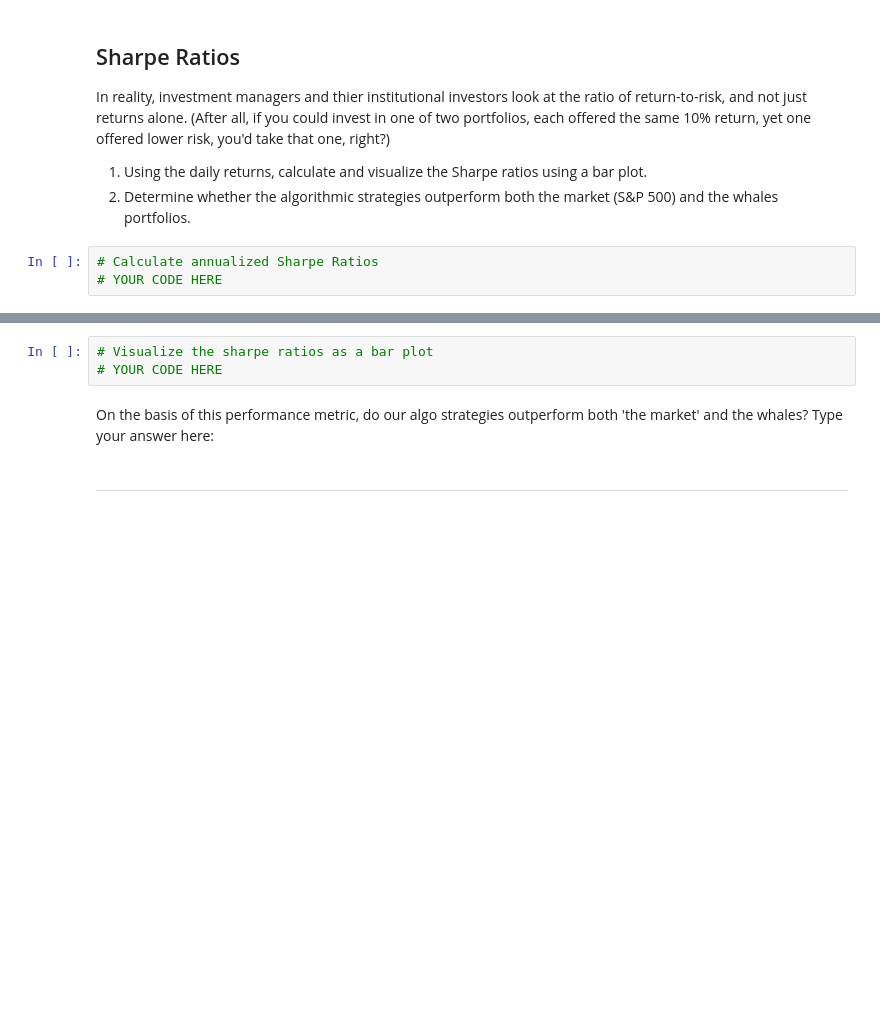
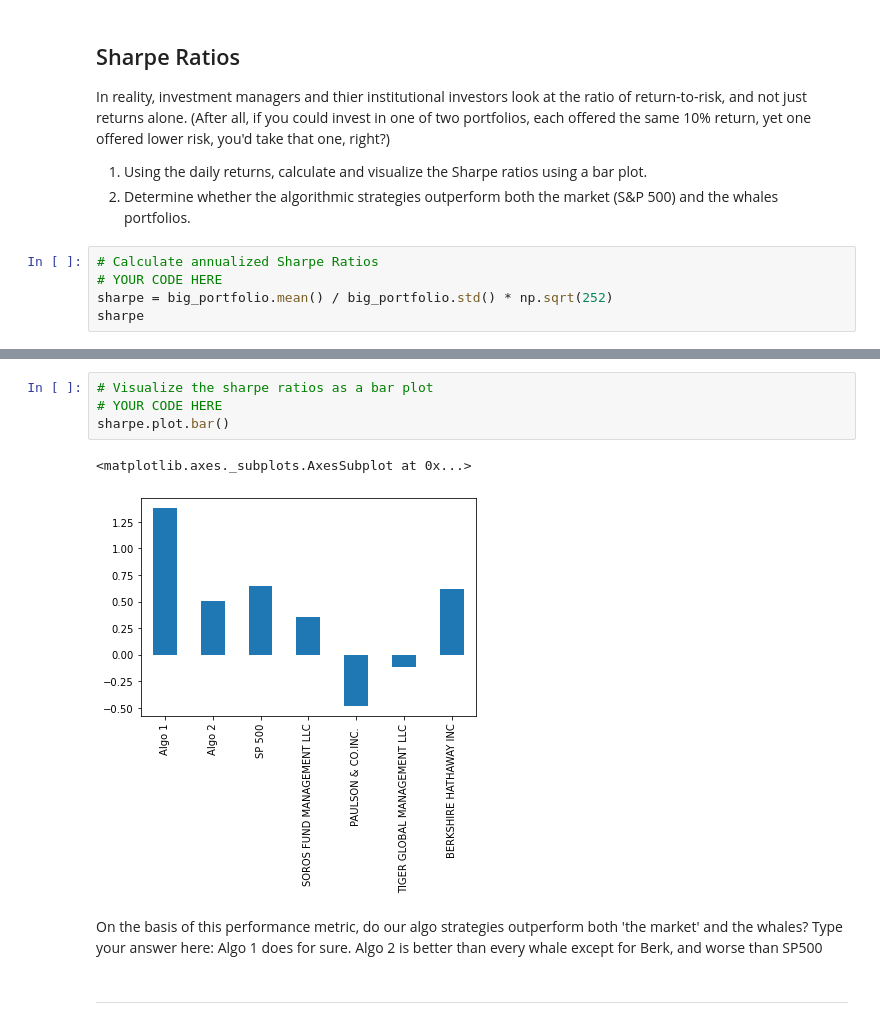
Before and after one commit to markmurdock11/pandas_hw, a Jupyter notebook: whale_analysis.ipynb, the cells around one changed output, grey strips where cells are left out. Cells and saved outputs as stored; diff of their text form; blank space fills up the shorter version.

Commit message:
sharpe ratios

```diff
--- a/whale_analysis.ipynb
+++ b/whale_analysis.ipynb
@@ -383,3 +383,5 @@ In reality, investment managers and thier institutional investors look at the ra
 # %%
 # Calculate annualized Sharpe Ratios
 # YOUR CODE HERE
+sharpe = big_portfolio.mean() / big_portfolio.std() * np.sqrt(252)
+sharpe
@@ -386,8 +397,12 @@ In reality, investment managers and thier institutional investors look at the ra
 # %%
 # Visualize the sharpe ratios as a bar plot
 # YOUR CODE HERE
+sharpe.plot.bar()
+# %% [output]
+<matplotlib.axes._subplots.AxesSubplot at 0x...>
+[figure, added]
 # %% [markdown]
-On the basis of this performance metric, do our algo strategies outperform both 'the market' and the whales? Type your answer here:
+On the basis of this performance metric, do our algo strategies outperform both 'the market' and the whales? Type your answer here: Algo 1 does for sure. Algo 2 is better than every whale except for Berk, and worse than SP500
 # %% [markdown]
 ---
 # %% [markdown]
```
Also changed, not shown: parts of 1 cell of this notebook.
